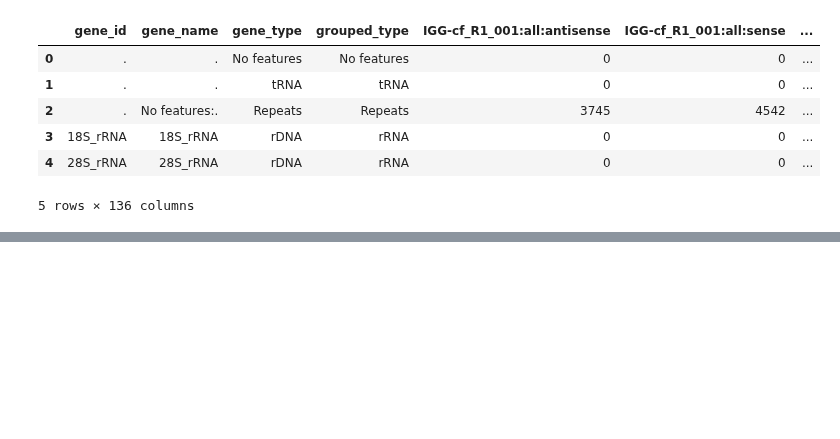
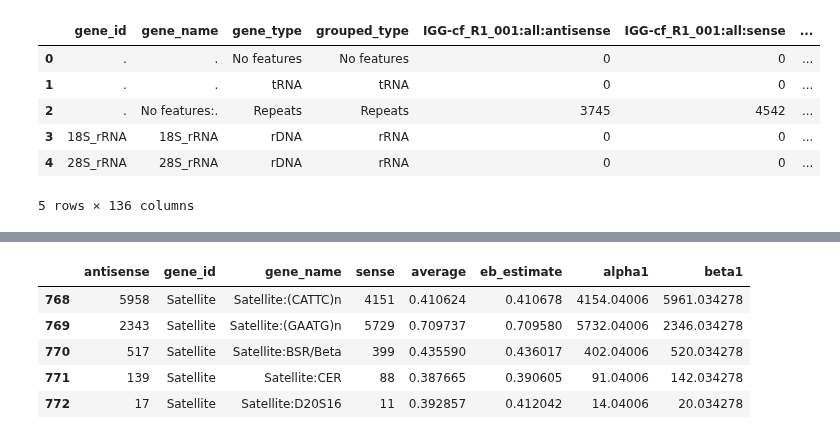
Before and after one commit to wckdouglas/cfNA, a Jupyter notebook: plots/plot_repeats.ipynb, the cells around one changed output, grey strips where cells are left out. Saved outputs shown, nothing was run; the diff lists cells and outputs as text; code cells hidden in the pictures; blank space fills up the shorter version.

```diff
--- a/plots/plot_repeats.ipynb
+++ b/plots/plot_repeats.ipynb
@@ -81,3 +82,12 @@ Text(19.125,0.5,'Posterior sense strand proportion')
+# %%
+dnase_posterior_df.head()
+# %% [output]
+|  | antisense | gene_id | gene_name | sense | average | eb_estimate | alpha1 | beta1 |
+| 768 | 5958 | Satellite | Satellite:(CATTC)n | 4151 | 0.410624 | 0.410678 | 4154.04006 | 5961.034278 |
+| 769 | 2343 | Satellite | Satellite:(GAATG)n | 5729 | 0.709737 | 0.709580 | 5732.04006 | 2346.034278 |
+| 770 | 517 | Satellite | Satellite:BSR/Beta | 399 | 0.435590 | 0.436017 | 402.04006 | 520.034278 |
+| 771 | 139 | Satellite | Satellite:CER | 88 | 0.387665 | 0.390605 | 91.04006 | 142.034278 |
+| 772 | 17 | Satellite | Satellite:D20S16 | 11 | 0.392857 | 0.412042 | 14.04006 | 20.034278 |
 # %%
 posterior_df = pd.concat([dnase_posterior_df.assign(treatment = 'DNase'),
          naoh_posterior_df.assign(treatment='NaOH')]) \
```
Also changed, not shown: parts of 22 cells of this notebook, 5 other files.
